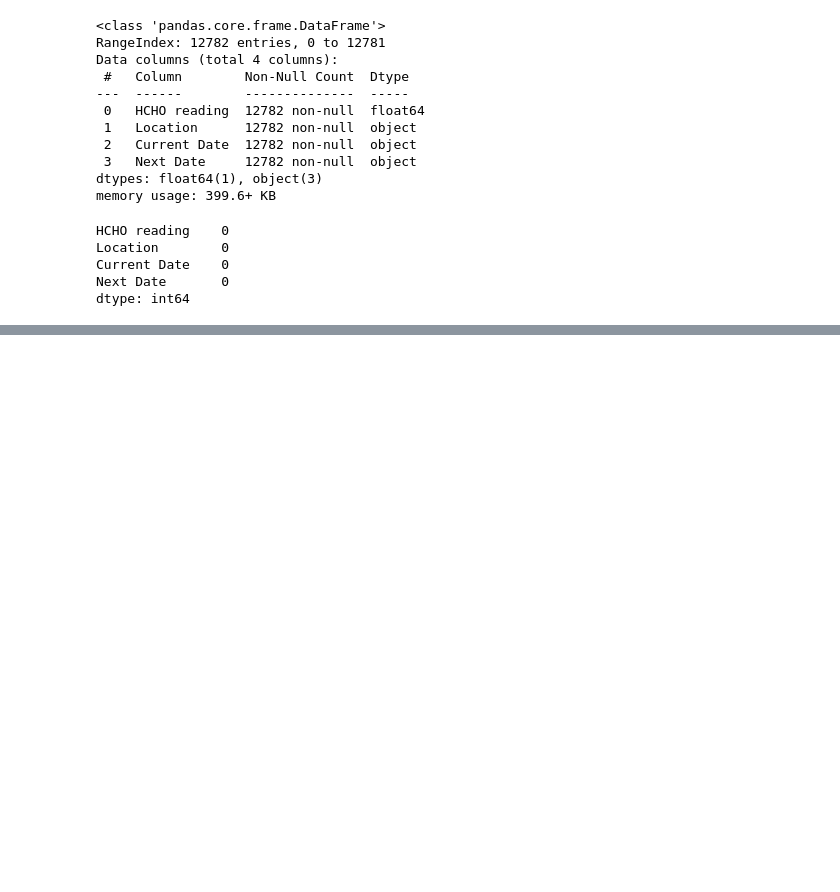
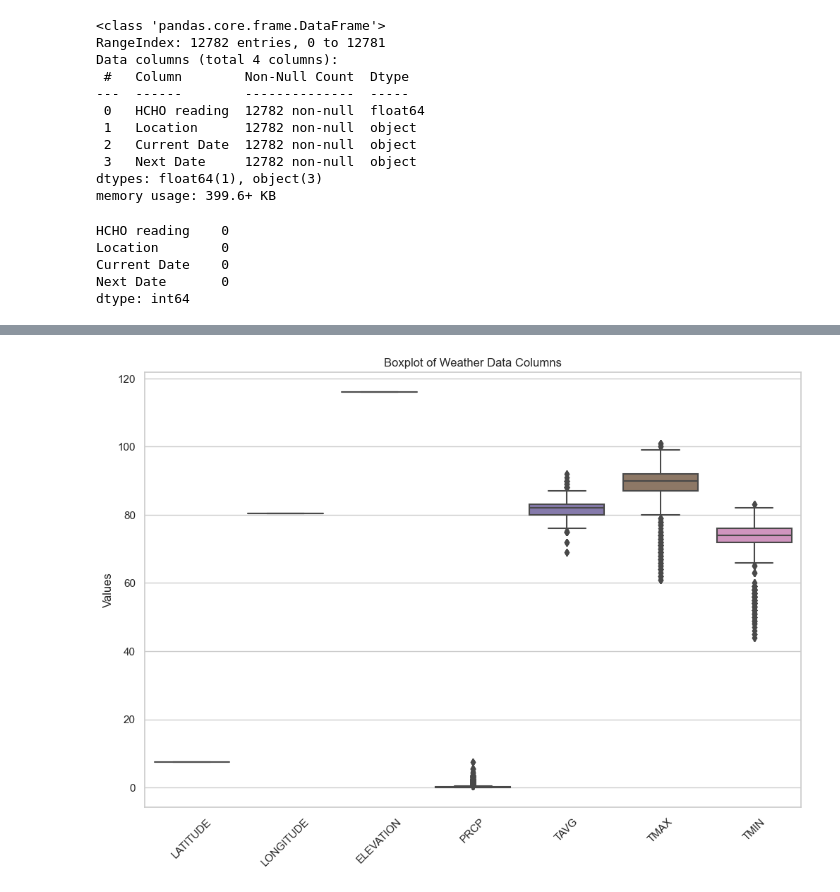
Before and after one commit to Chulanjana/DE-Coursework, a Jupyter notebook: data_pre-processing.ipynb, the cells around one changed output, grey strips where cells are left out. Cells and saved outputs as stored; diff of their text form; code cells hidden in the pictures; blank space fills up the shorter version.

Commit message:
preprocess the external factors dataset

```diff
--- a/data_pre-processing.ipynb
+++ b/data_pre-processing.ipynb
@@ -545,0 +518,3 @@ dataset_pd.to_csv('artifacts\\preprocessed_dataset.csv', index=False)
+# %%
+weather_data_all = spark.read.csv("dataset\\3660159.csv", header=True, inferSchema=True)
+weather_data_all.show()
@@ -545,0 +551,3 @@ dataset_pd.to_csv('artifacts\\preprocessed_dataset.csv', index=False)
+# %%
+weather_data = weather_data_all[weather_data_all['NAME'].isin(['COLOMBO, CE', 'KURUNEGALA, CE', 'NUWARA ELIYA, CE'])]
+weather_data.show()
@@ -545,0 +594,4 @@ dataset_pd.to_csv('artifacts\\preprocessed_dataset.csv', index=False)
+# %%
+filled_weather_data = fill_with_last_and_next(weather_data, "DATE", "PRCP")
+filled_weather_data = fill_with_last_and_next(filled_weather_data, "DATE", "TMAX")
+filled_weather_data = fill_with_last_and_next(filled_weather_data, "DATE", "TMIN")
@@ -545,0 +620,22 @@ dataset_pd.to_csv('artifacts\\preprocessed_dataset.csv', index=False)
+# %%
+filled_weather_data_pd = filled_weather_data.toPandas()
+
+KURUNEGALA_data = filled_weather_data_pd[filled_weather_data_pd['NAME'] == 'KURUNEGALA, CE']
+COLOMBO_data = filled_weather_data_pd[filled_weather_data_pd['NAME'] == 'COLOMBO, CE']
+NUWARA_ELIYA_data = filled_weather_data_pd[filled_weather_data_pd['NAME'] == 'NUWARA ELIYA, CE']
+
+Kurunegala_Proper_pd = dataset_pd[dataset_pd['Location'] == 'Kurunegala Proper']
+Colombo_Proper_pd = dataset_pd[dataset_pd['Location'] == 'Colombo Proper']
+Nuwara_Eliya_Proper_pd = dataset_pd[dataset_pd['Location'] == 'Nuwara Eliya Proper']
+
+
+Kurunegala_merged_data = pd.merge(Kurunegala_Proper_pd, KURUNEGALA_data, left_on=['Current Date'], right_on=['DATE'])
+Colombo_merged_data = pd.merge(Colombo_Proper_pd, KURUNEGALA_data, left_on=['Current Date'], right_on=['DATE'])
+Nuwara_Eliya_merged_data = pd.merge(Nuwara_Eliya_Proper_pd, KURUNEGALA_data, left_on=['Current Date'], right_on=['DATE'])
+
+
+new_preprocessed_dataset = pd.concat([Kurunegala_merged_data, Colombo_merged_data, Nuwara_Eliya_merged_data], ignore_index=True)
+new_preprocessed_dataset.drop("NAME", axis=1, inplace=True)
+new_preprocessed_dataset.drop("DATE", axis=1, inplace=True)
+
+new_preprocessed_dataset
@@ -545,0 +668,11 @@ dataset_pd.to_csv('artifacts\\preprocessed_dataset.csv', index=False)
+# %%
+columns_of_interest = ['LATITUDE', 'LONGITUDE', 'ELEVATION', 'PRCP', 'TAVG', 'TMAX', 'TMIN']
+
+plt.figure(figsize=(12, 8))
+sns.boxplot(data=new_preprocessed_dataset[columns_of_interest], orient='v')
+plt.title('Boxplot of Weather Data Columns')
+plt.ylabel('Values')
+plt.xticks(rotation=45)
+plt.show()
+# %% [output]
+[figure, added]
```
Also changed, not shown: parts of 21 cells of this notebook, 3 other files.
